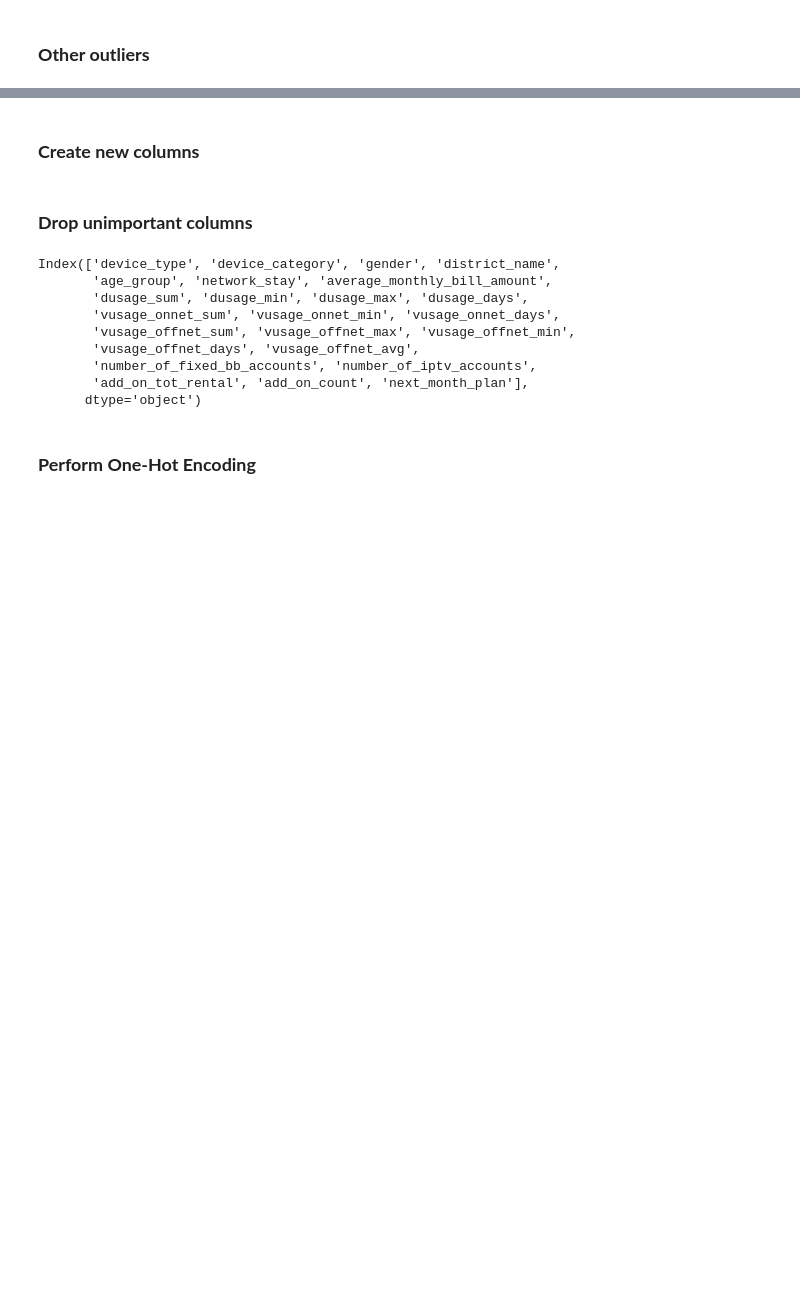
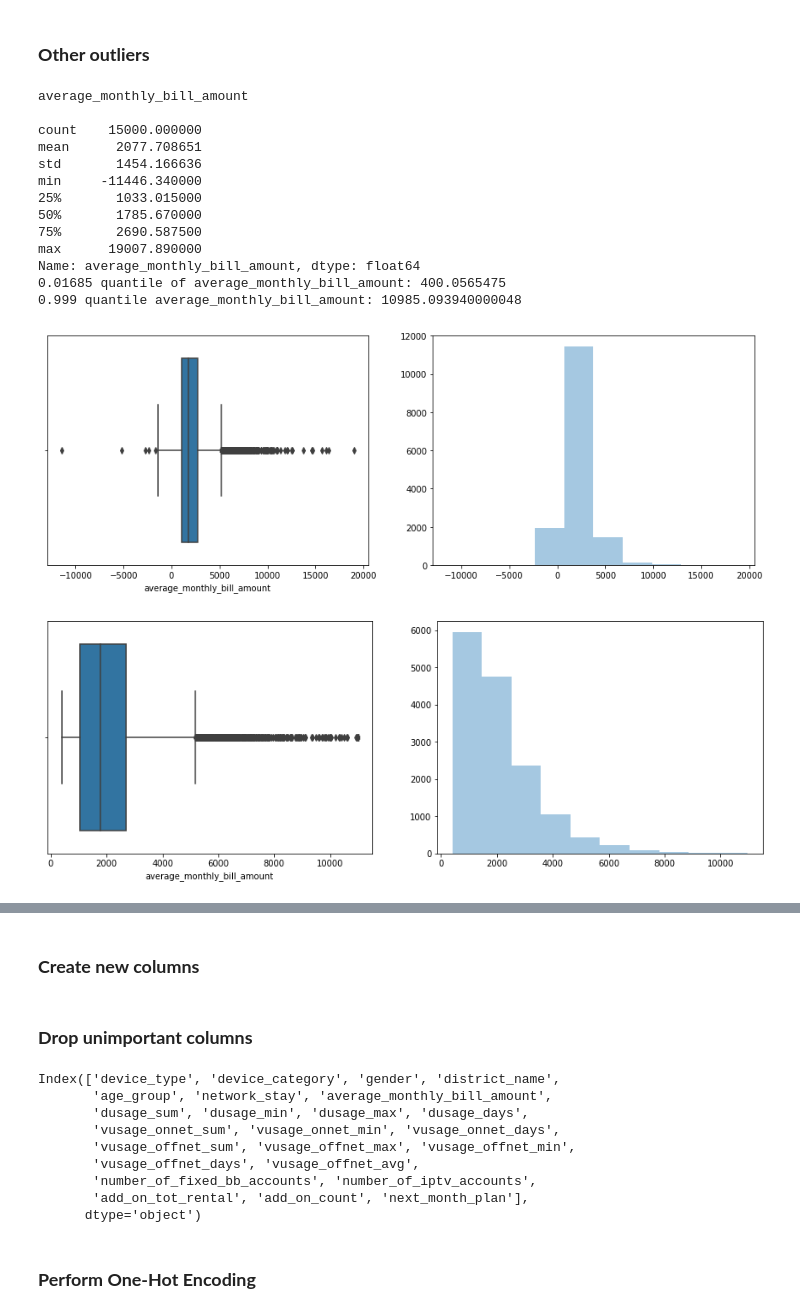
Before and after one commit to thuvarahan97/ADL-AI-Summit-2021---AI-Vendors, a Jupyter notebook: RentalPlan.ipynb, the cells around one changed output, grey strips where cells are left out. Saved outputs shown, nothing was run; the diff lists cells and outputs as text; code cells hidden in the pictures; blank space fills up the shorter version.

Commit message:
Handle outliers for many columns

```diff
--- a/RentalPlan.ipynb
+++ b/RentalPlan.ipynb
@@ -481,0 +387,17 @@ Name: average_monthly_bill_amount, dtype: float64
+# %%
+def resolveOutliers(dataset, col, q1, q2):
+  f, axes = plt.subplots(1, 2, figsize=(15, 5), facecolor='white')
+  sns.boxplot(x = dataset[col], ax=axes[0])
+  sns.distplot(x = dataset[col], bins=10, kde=False, ax=axes[1])
+
+  print('\n' + col + '\n')
+  print(dataset[col].describe())
+
+  print(str(q1) + " quantile of " + col + ": " + str(dataset[col].quantile(q1)))
+  print(str(q2) + " quantile " + col + ": " + str(dataset[col].quantile(q2)))
+
+  dataset[col] = winsorize(dataset[col], (q1, 1-q2))
+
+  f, axes = plt.subplots(1, 2, figsize=(15, 5), facecolor='white')
+  sns.boxplot(x = all_data[col], ax=axes[0])
+  sns.distplot(x = all_data[col], bins=10, kde=False, ax=axes[1])
@@ -482,2 +414,18 @@ Name: average_monthly_bill_amount, dtype: float64
 # %%
-# all_data['average_monthly_bill_amount'].quantile(0.01685)
+resolveOutliers(all_data, 'average_monthly_bill_amount', 0.01685, 0.999)
+# %% [output]
+average_monthly_bill_amount
+
+count    15000.000000
+mean      2077.708651
+std       1454.166636
+min     -11446.340000
+25%       1033.015000
+50%       1785.670000
+75%       2690.587500
+max      19007.890000
+Name: average_monthly_bill_amount, dtype: float64
+0.01685 quantile of average_monthly_bill_amount: 400.0565475
+0.999 quantile average_monthly_bill_amount: 10985.093940000048
+[figure, added]
+[figure, added]
```
Also changed, not shown: parts of 51 cells of this notebook.
